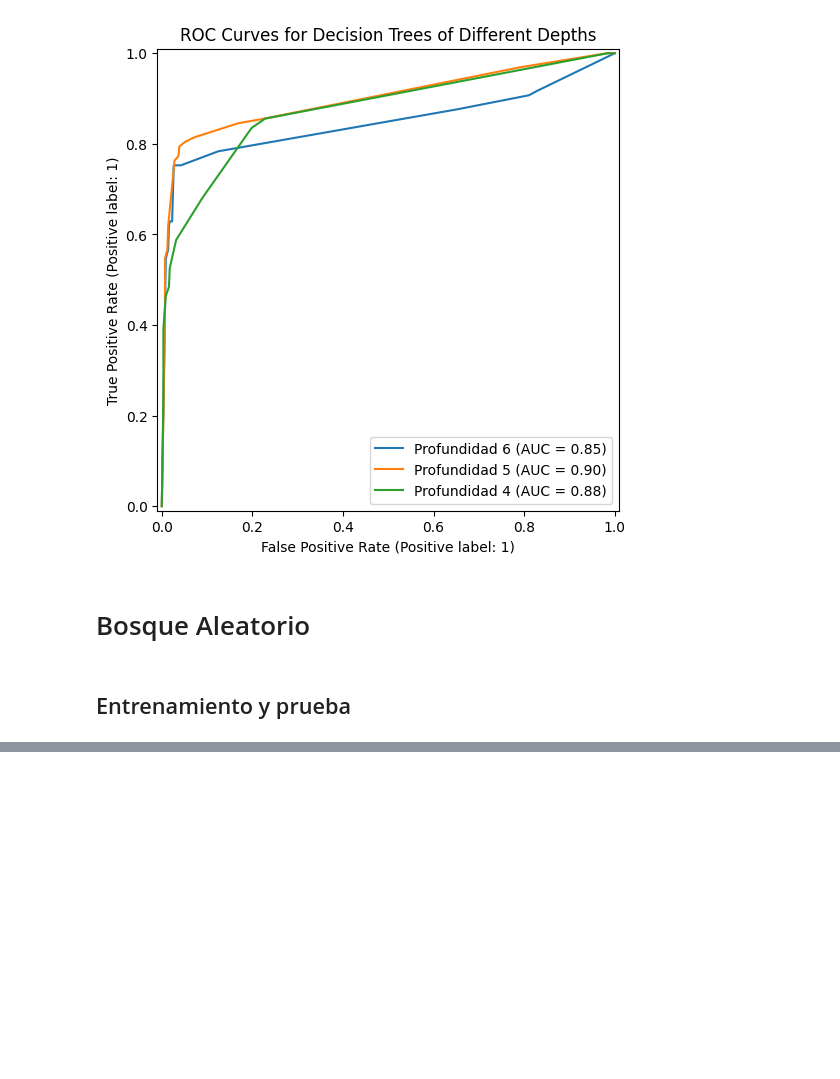
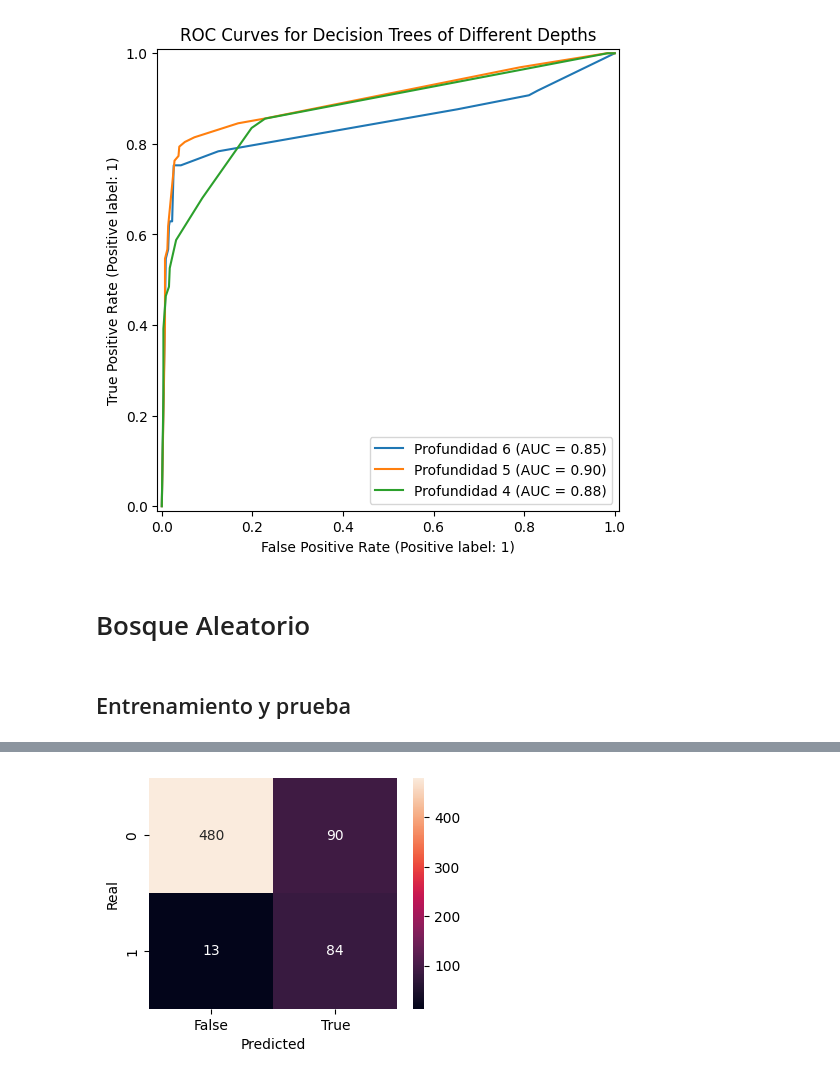
Before and after one commit to AnIsAsPe/ClasificadorClientesTelecom, a Jupyter notebook: Notebooks/Churn_Telecom.ipynb, the cells around one changed output, grey strips where cells are left out. Drawn from its saved outputs; the diff is of its cells as text; code cells hidden in the pictures; blank space fills up the shorter version.

```diff
--- a/Notebooks/Churn_Telecom.ipynb
+++ b/Notebooks/Churn_Telecom.ipynb
@@ -574,0 +575,14 @@ array([[0.97 , 0.03 ],
+# %%
+umbral = 0.12 # por arriba del cual se clasificaría como clase 1
+prediccion_test = np.where( clf_rf.predict_proba(X_test)[:, 1] > umbral, True, False)
+data = {'y_Real':  y_test,
+        'y_Prediccion': prediccion_test
+        }
+
+evaluacion_df = pd.DataFrame(data)
+confusion_matrix = pd.crosstab(evaluacion_df['y_Real'], evaluacion_df['y_Prediccion'], rownames=['Real'], colnames=['Predicted'])
+fig, ax = plt.subplots(figsize=(4,3))
+sns.heatmap(confusion_matrix, annot=True, fmt='g')
+plt.show()
+# %% [output]
+[figure, added]
```
Also changed, not shown: parts of 3 cells of this notebook.
